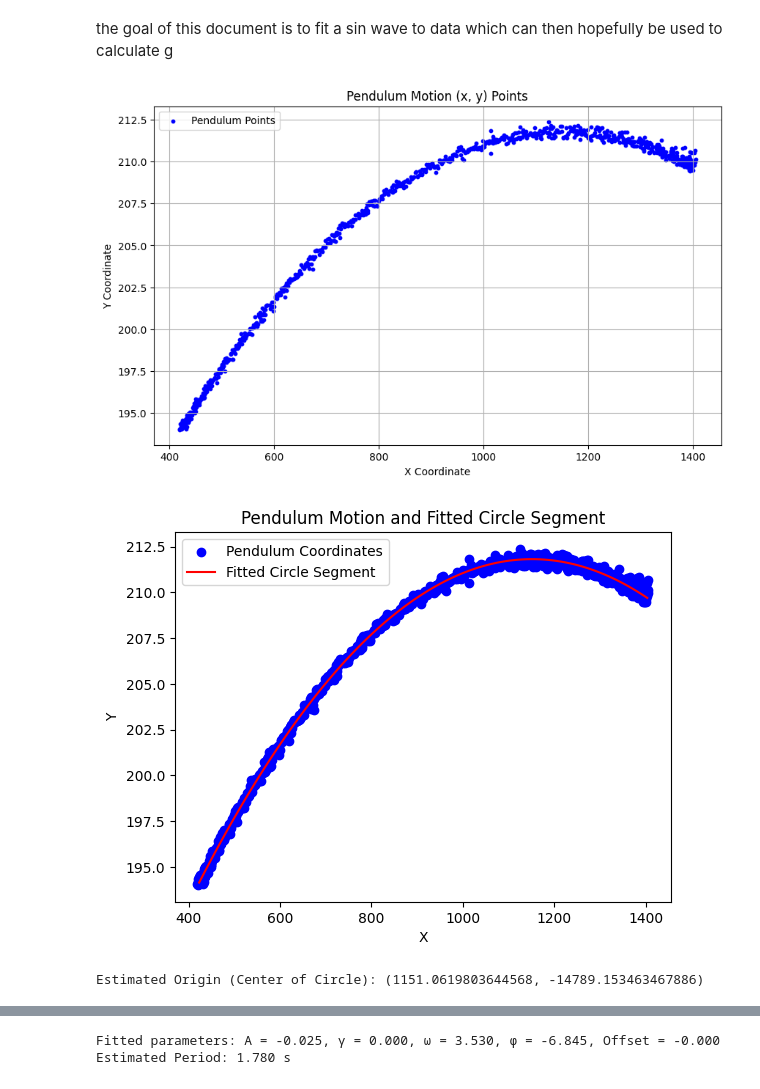
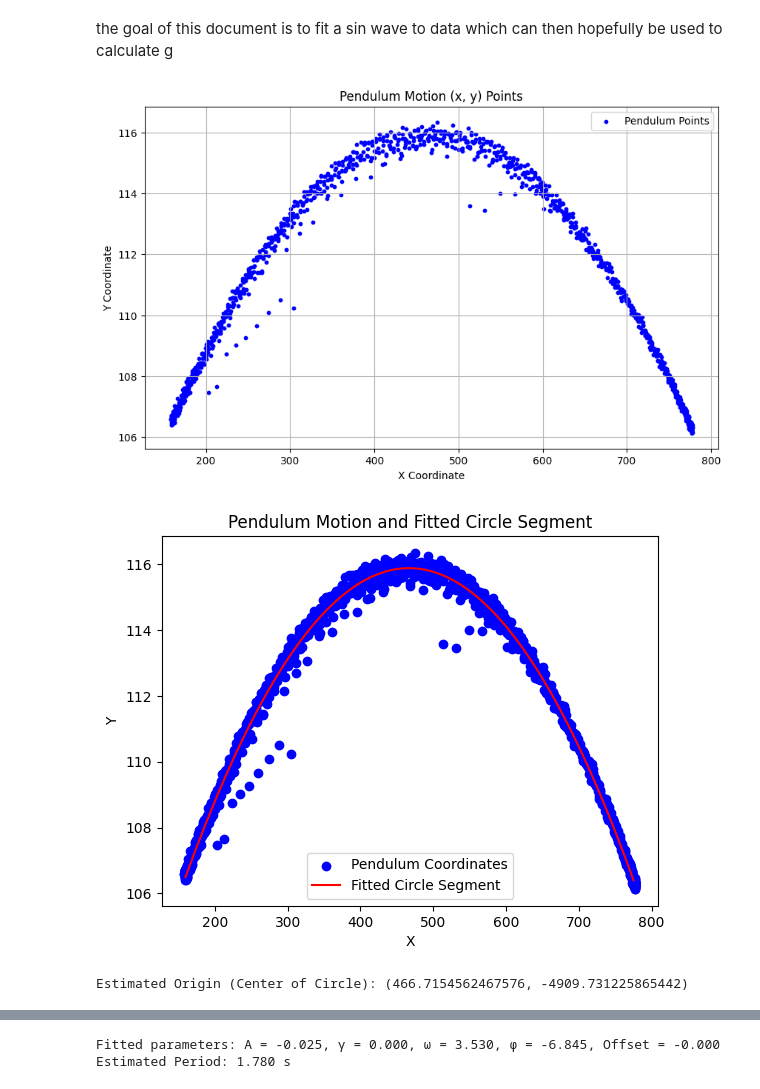
Before and after one commit to zgotobed/Ruchardt, a Jupyter notebook: Code/fit_sine.ipynb, the cells around one changed output, grey strips where cells are left out. Drawn from its saved outputs; the diff is of its cells as text; code cells hidden in the pictures.

```diff
--- a/Code/fit_sine.ipynb
+++ b/Code/fit_sine.ipynb
@@ -8,41 +8,40 @@ from scipy.optimize import curve_fit
 the goal of this document is to fit a sin wave to data which can then hopefully be used to calculate g
 # %%
 # Load the CSV data containing the results
-csv_file_path = '../CSV Files/coordinates_Feb18.csv'
+csv_file_path = '../CSV Files/coordinates_Feb25Rusty_run3.csv'
 data = pd.read_csv(csv_file_path)
 
 # Extract x (x-coordinate) and y (y-coordinate)
 x = data['x'].values
 y = data['y'].values
 time = data['Time'].values
 
-indices = y > 160
-
-# Extract corresponding time values
+indices = y > 106
+#Extract corresponding time values
 t_values = time[indices]
 
 y = y[indices]
 x=x[indices]
 time = time[indices]
 
 # Plot the (x, y) points
 plt.figure(figsize=(10, 6))
 plt.scatter(x, y, color='b', s=10, label='Pendulum Points')
 
 # Optionally, you can connect the points with lines to visualize the trajectory
 # plt.plot(cx, cy, color='g', linewidth=1, linestyle='-', alpha=0.6)
 
 # Add labels and title
 plt.title('Pendulum Motion (x, y) Points')
 plt.xlabel('X Coordinate')
 plt.ylabel('Y Coordinate')
 
 # Add a grid and show the plot
 plt.grid(True)
 plt.legend()
 plt.show()
 # %% [output]
-[figure, old version]
+[figure, new version]
 # %%
 def circle_residuals(params, x, y):
     cx, cy, r = params
@@ -80,8 +79,8 @@ plt.show()
 # Output the estimated origin (cx, cy)
 print(f"Estimated Origin (Center of Circle): ({cx}, {cy})")
 # %% [output]
-[figure, old version]
+[figure, new version]
-Estimated Origin (Center of Circle): (1151.0619803644568, -14789.153463467886)
+Estimated Origin (Center of Circle): (466.7154562467576, -4909.731225865442)
 # %%
 
 # Compute angles in radians
```
Also changed, not shown: parts of 4 cells of this notebook, 11 other files.
